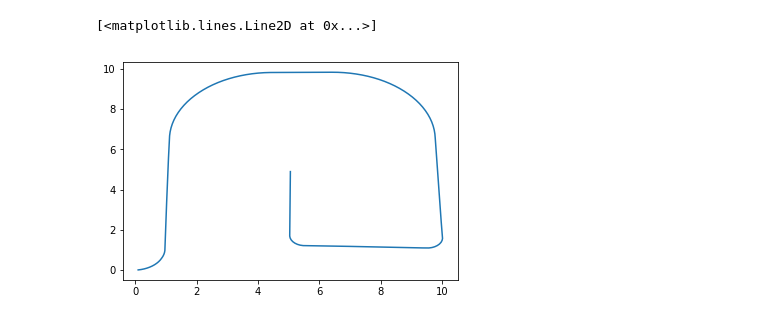
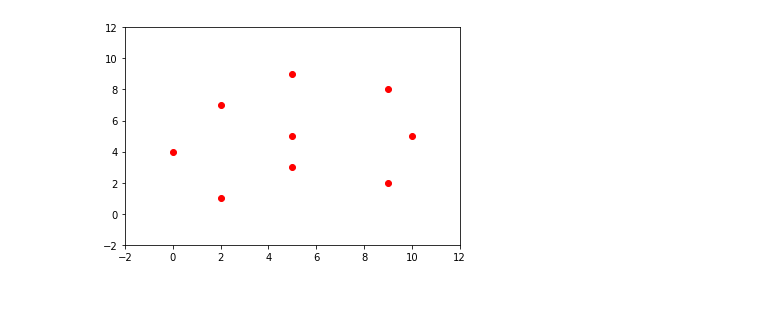
Before and after one commit to ToastyToast/prob-rob, a Jupyter notebook: examples/robot_testing.ipynb, the cells around one changed output. Saved outputs shown, nothing was run; the diff lists cells and outputs as text; code cells hidden in the pictures.

Commit message:
Add motion animation

```diff
--- a/examples/robot_testing.ipynb
+++ b/examples/robot_testing.ipynb
@@ -106,19 +110,53 @@ odometry, sensor = read_data('./data/simple/sensor_data.dat')
+# %%
+def read_world(filename):
+    landmarks = []
+
+    with open(filename, 'r') as f:
+        for line in f:
+            data = line.strip().split(" ")
+            data[0] = int(data[0])
+            data[1:] = [float(d) for d in data[1:]]
+
+            landmarks.append(tuple(data))
+
+    return landmarks
 # %%
 robot = BaseRobot(0, 0, 0)
 motion_model = MotionModel(robot.pose)
 robot.motion = motion_model
 
+odometry, sensor = read_data('./data/simple/sensor_data.dat')
+landmarks = read_world('./data/simple/world.dat')
+
 commands = [np.array(odom).T for odom in odometry]
 
 x = []
 y = []
-for command in commands:
-    robot.motion_command(command)
+
+fig, ax = plt.subplots()
+
+ax.set_xlim((-2, 12))
+ax.set_ylim((-2, 12))
+
+ln, = ax.plot([], [])
+
+
+for landmark in landmarks:
+    ax.plot(landmark[1], landmark[2], 'ro')
+
+def init():
+    ln.set_data([], [])
+    return ln,
+
+def update(frame):
+    robot.motion_command(frame)
 
     x.append(robot.pose.item(0))
     y.append(robot.pose.item(1))
+    ln.set_data(x, y)
 
-plt.plot(x, y)
+    return ln,
+
+ani = FuncAnimation(fig, update, frames=commands, init_func=init, blit=True)
 # %% [output]
-[<matplotlib.lines.Line2D at 0x...>]
-[figure, old version]
+[figure, new version]
```
Also changed, not shown: parts of 4 cells of this notebook.
